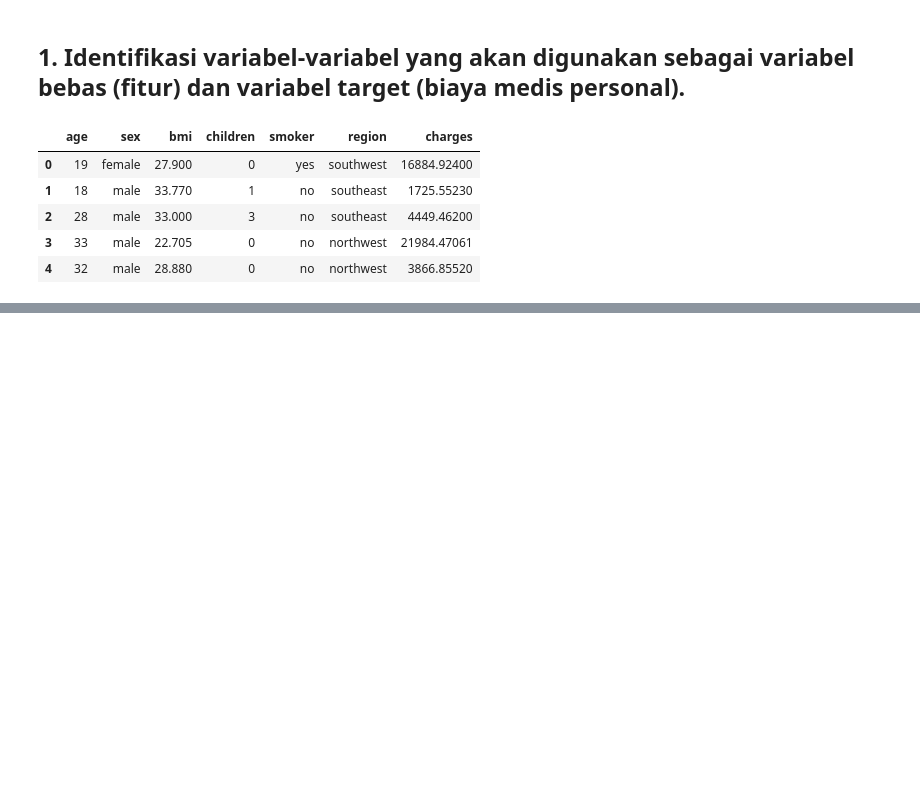
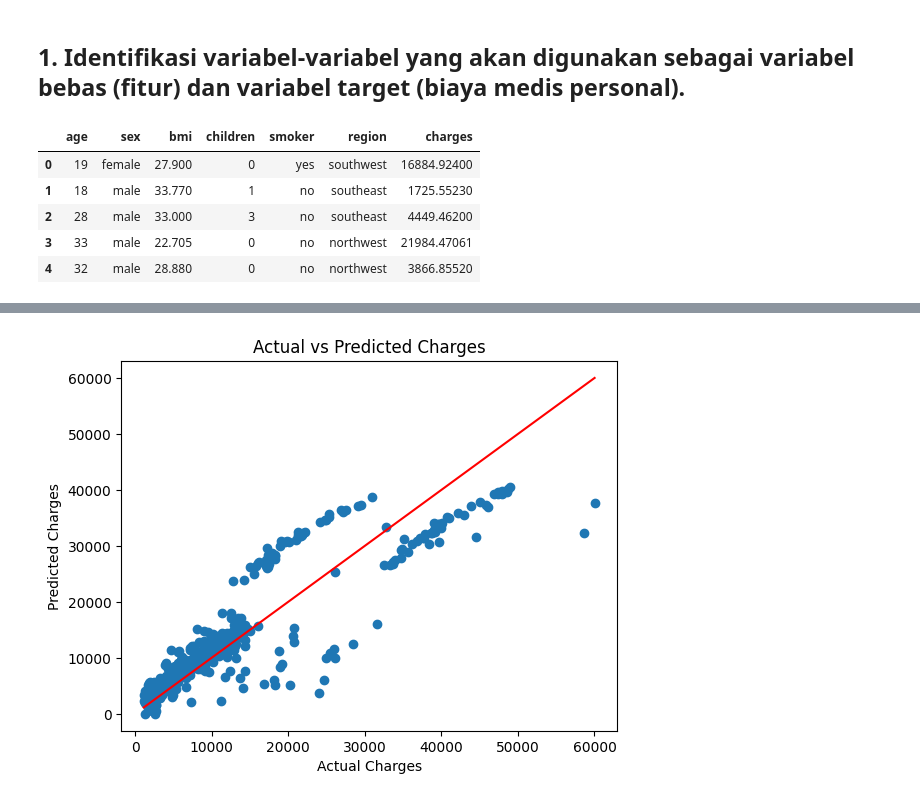
Before and after one commit to Saonoke/machine-learning-2024, a Jupyter notebook: week3.ipynb, the cells around one changed output, grey strips where cells are left out. Cells and saved outputs as stored; diff of their text form; code cells hidden in the pictures; blank space fills up the shorter version.

```diff
--- a/week3.ipynb
+++ b/week3.ipynb
@@ -402,8 +418,12 @@ data.head()
 # %%
 # bagi dataset
 
-x = data[['age','sex','children','bmi','region','smoker']]
+from sklearn.model_selection import train_test_split
+from sklearn.metrics import mean_absolute_error, mean_squared_error, r2_score
+
+x = data[['age','children','bmi','smoker']]
 y = data['charges']
+
 x_train,x_test,y_train,y_test = train_test_split(x,y,train_size = 0.7,test_size=0.3, random_state =100)
 
 model = LinearRegression()
@@ -412,7 +432,14 @@ model.fit(x_train,y_train)
 
 y_pred = model.predict(x_test)
 
-r21 = r2_score(y_test,y_pred)
+# menghitung MAE
+mae1 = mean_absolute_error(y_test, y_pred)
+# Menghitung MSE
+mse1 = mean_squared_error(y_test, y_pred)
+# r square
+r2 = r2_score(y_test,y_pred)
 
-print(f"R-squared (R2): {r21:.2f}")
+print(f"R-squared (R2): {r2}")
+print(f"MSE : {mse1:.2f}")
+print(f"MAE: {mae1:.2f}")
 # %% [output]
@@ -419,0 +457,15 @@ R-squared (R2): 0.78
+# %%
+import matplotlib.pyplot as plt
+
+# Assuming you have trained a model and have y_pred
+plt.scatter(y_test, y_pred)
+plt.xlabel("Actual Charges")
+plt.ylabel("Predicted Charges")
+plt.title("Actual vs Predicted Charges")
+
+# Add a linear regression line
+plt.plot([min(y_test), max(y_test)], [min(y_test), max(y_test)], color='red')
+
+plt.show()
+# %% [output]
+[figure, added]
```
Also changed, not shown: parts of 9 cells of this notebook.
